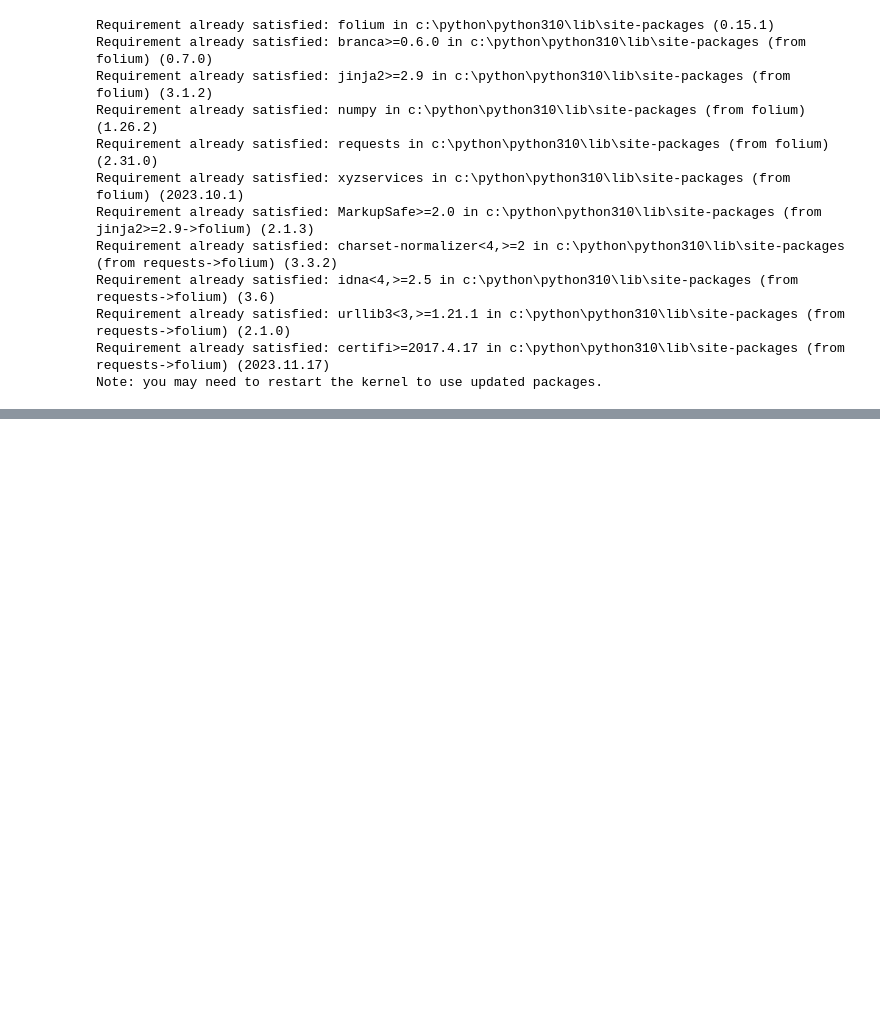
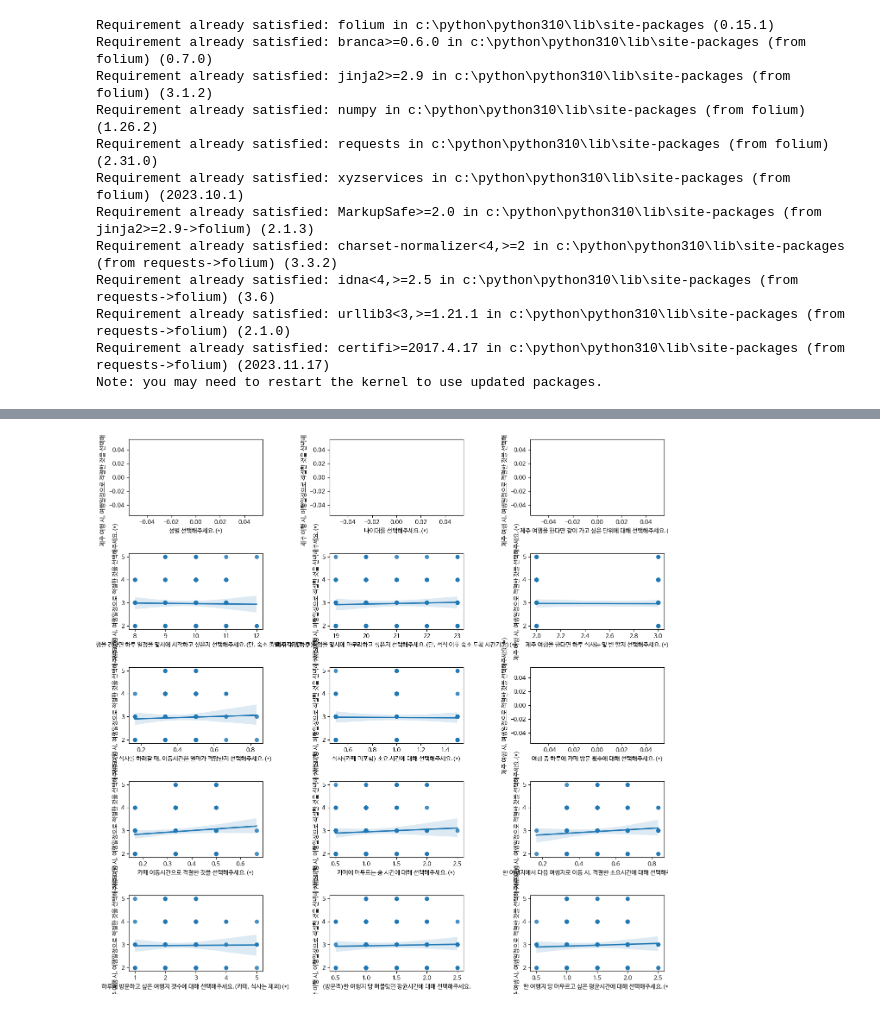
Before and after one commit to gustjr5059/Visit_Jeju_BigData_Project, a Jupyter notebook: test.ipynb, the cells around one changed output, grey strips where cells are left out. Saved outputs shown, nothing was run; the diff lists cells and outputs as text; code cells hidden in the pictures; blank space fills up the shorter version.

```diff
--- a/test.ipynb
+++ b/test.ipynb
@@ -144,0 +212,65 @@ m
+# %%
+import pandas as pd
+import seaborn as sns
+import matplotlib.pyplot as plt
+import matplotlib.font_manager as fm
+import re  # 정규 표현식을 사용하기 위한 모듈
+
+# 폰트 설정
+font_path = 'C:/Users/it/Downloads/nanum-all/나눔 글꼴/나눔바른고딕/NanumFontSetup_TTF_BARUNGOTHIC/NanumBarunGothic.ttf'
+plt.rcParams['font.family'] = 'NanumBarunGothic'
+plt.rcParams['font.sans-serif'] = ['NanumBarunGothic']
+plt.rcParams['axes.unicode_minus'] = False
+
+# 파일 경로 설정
+file_path = 'C:/Visit_Jeju_BigData_Project/제주 여행 패턴 조사.xlsx'
+
+# 엑셀 파일 읽기
+jeju_travel_data = pd.read_excel(file_path)
+
+# 문자열 데이터를 수치형 데이터로 변환하는 함수
+def convert_to_numerical_v2(value):
+    try:
+                # '박' 앞의 숫자만 추출
+        match = re.search(r'(\d+)박', value)
+        if match:
+            return int(match.group(1))
+        if isinstance(value, str):
+            if ':' in value:  # 시간 값 (예: '10:00')
+                hours, minutes = value.split(':')
+                return float(hours) + float(minutes) / 60
+            elif '시간' in value and '분' in value:  # 지속 시간 (예: '1시간 30분')
+                hours, minutes = value.replace('시간', '').replace('분', '').split()
+                return float(hours) + float(minutes) / 60
+            elif '시간' in value:  # 지속 시간 (예: '1시간')
+                return float(value.replace('시간', '').strip())
+            elif '곳' in value:  # 횟수 값 (예: '2곳')
+                return float(value.replace('곳', '').strip())
+            elif '끼' in value:  # 식사 횟수 (예: '3끼')
+                return float(value.replace('끼', '').strip())
+            elif '분' in value:  # 분 단위 시간 (예: '30분')
+                return float(value.replace('분', '').strip()) / 60
+        return float(value)
+    except (ValueError, TypeError):
+        return None
+
+# 데이터 변환 적용
+for col in jeju_travel_data.columns[2:18]:  # C열부터 R열:
+    jeju_travel_data[col] = jeju_travel_data[col].apply(convert_to_numerical_v2)
+
+# 상관관계 시각화를 위한 서브플롯 생성
+fig, axs = plt.subplots(figsize=(16, 16), ncols=3, nrows=5)
+
+# 서브플롯 간 간격 조정
+plt.subplots_adjust(wspace=0.5, hspace=0.5)  # 여백 조정
+
+# R열과 C열부터 Q열의 상관관계 시각화
+r_column = jeju_travel_data.columns[17]  # R열
+for i, col in enumerate(jeju_travel_data.columns[2:17]):  # C열부터 Q열
+    row = int(i / 3)
+    col_idx = i % 3
+    sns.regplot(x=col, y=r_column, data=jeju_travel_data, ax=axs[row][col_idx])
+
+plt.show()
+# %% [output]
+[figure, added]
```
Also changed, not shown: parts of 4 cells of this notebook, 3 other files.
